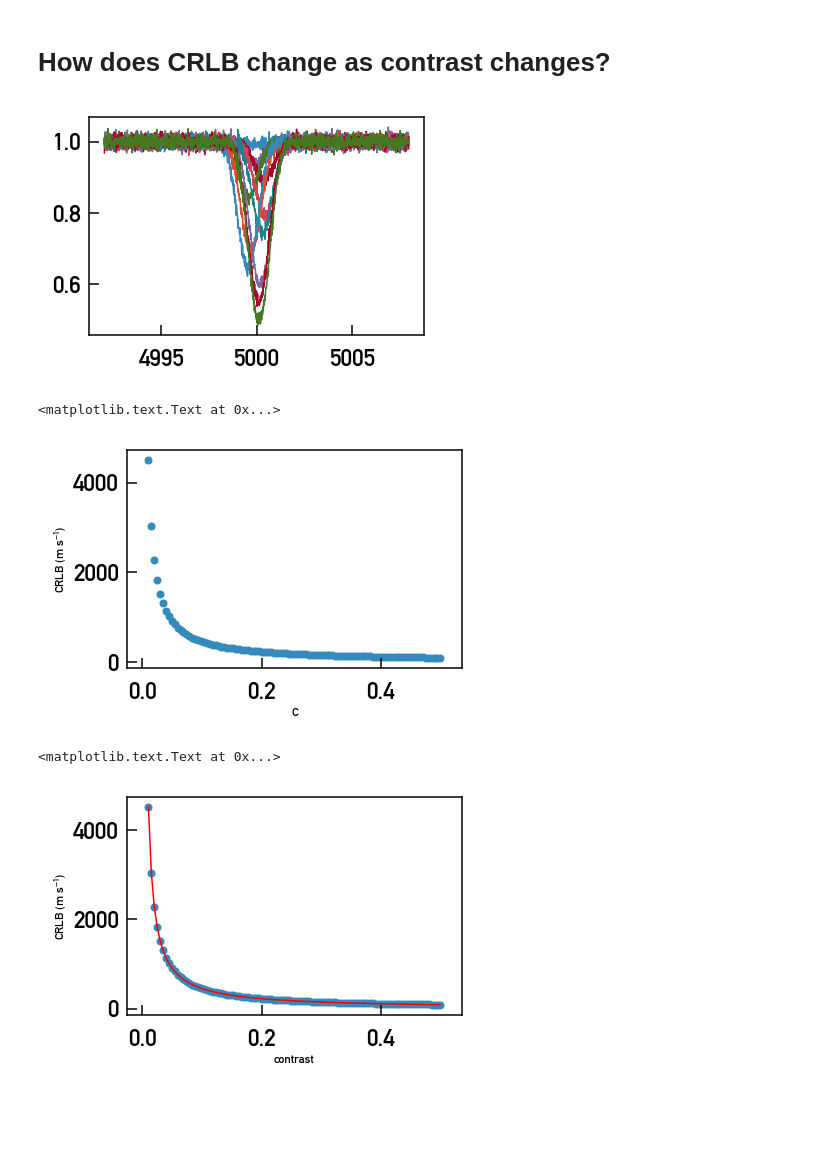
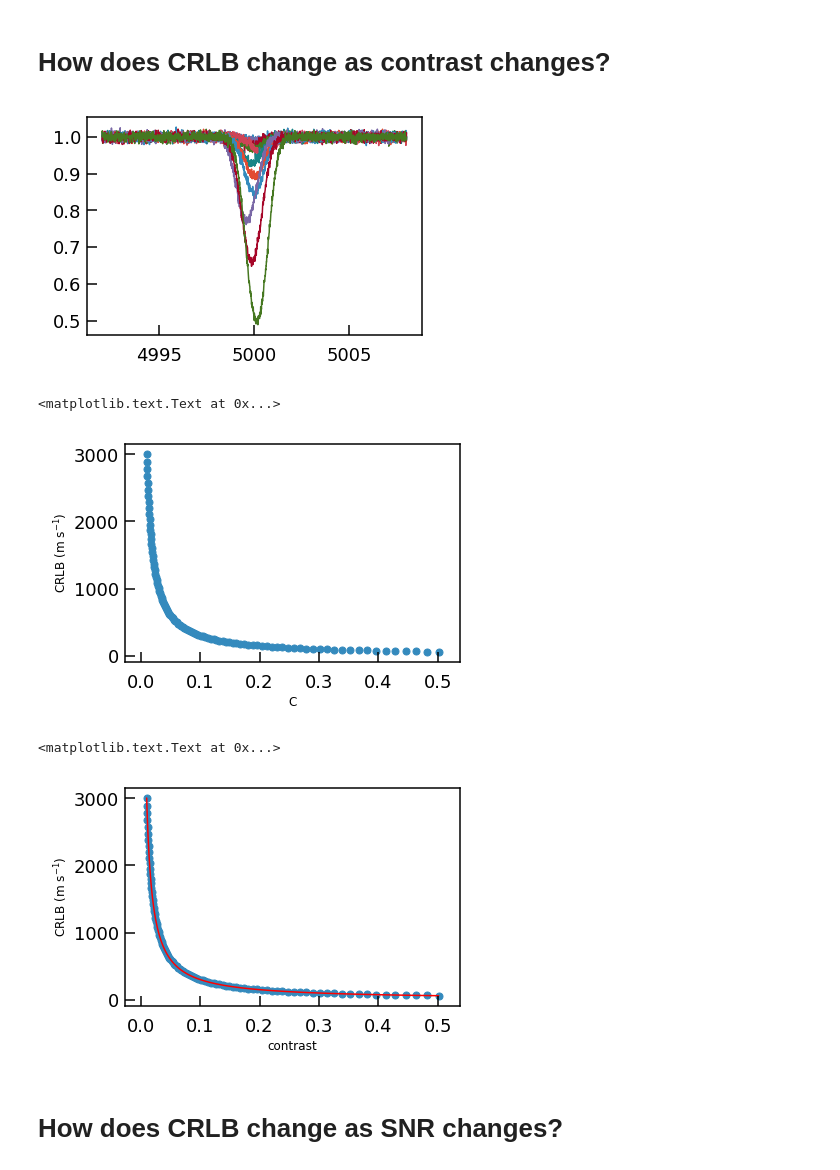
Before and after one commit to davidwhogg/EPRV, a Jupyter notebook: notebook/single-line.ipynb, the cells around one changed output. Cells and saved outputs as stored; diff of their text form; code cells hidden in the pictures; blank space fills up the shorter version.

```diff
--- a/notebook/single-line.ipynb
+++ b/notebook/single-line.ipynb
@@ -54,8 +15,9 @@ def make_data(N, xs, ds, ms, sigs, snr=100.):
 # %%
-ds = [-0.05, ] # EW units (A), sort-of
-ms = [5000.0, ] # A
-sigs = [0.05, ] # A
-dx = 0.01 # A
+ds = [-0.05, ] # A; EWs, sort-of
+ms = [5000.0, ] # A; line centers
+sigs = [0.05, ] # A; line sigmas
+dx = 0.01 # A; wavelength grid spacing
 xs = np.arange(4992. + 0.5 * dx, 5008., dx) # A
 N = 64
-data, ivars, true_rvs = make_data(N, xs, ds, ms, sigs)
+snr = 150.
+data, ivars, true_rvs = utils.make_data(N, xs, ds, ms, sigs, snr)
@@ -88,17 +41,20 @@ print("CRLB:", crlb, "m/s")
 # %% [markdown]
 # How does the CRLB change as line FWHM changes?
 # %%
+# grid of varying FWHMs:
 all_sigs = np.logspace(-2, 0.3, 101)
-all_ds = -0.05/0.05 * all_sigs
 all_fwhms = 2. * np.sqrt(2. * np.log(2.)) * all_sigs
+all_ds = ds[0]/sigs[0] * all_sigs # must keep contrast fixed
+# calculate CRLBs:
 crlbs = np.zeros_like(all_sigs)
 for i,(sig,d) in enumerate(zip(all_sigs, all_ds)):
     sigs[0] = sig
     ds[0] = d
-    data, ivars, true_rvs = make_data(N, xs, ds, ms, sigs)
-    crlbs[i] = calc_crlb(xs, ds, ms, sigs, N, ivars)
+    data, ivars, true_rvs = utils.make_data(N, xs, ds, ms, sigs, snr)
+    crlbs[i] = utils.calc_crlb(xs, ds, ms, sigs, N, ivars)
     if (i % 10) == 0:
         plt.plot(xs, data[0])
+# reset:
 sigs = [0.05, ] # A
 ds = [-0.05, ] # A
 # %% [output]
@@ -129,27 +83,30 @@ plt.ylabel(r'CRLB (m s$^{-1}$)')
 # %% [markdown]
 # How does CRLB change as contrast changes?
 # %%
-all_cs = np.linspace(0.01, 0.5, 101)
-all_sigs = np.zeros_like(all_cs) + 0.5
-all_ds = np.log(1. - all_cs) * all_sigs * sqrttwopi # trust us
+# grid of varying contrasts:
+sigs[0] = 0.5 # work with a big line bc otherwise you can't see it at low contrast
+all_cs = np.logspace(-2., -0.3, 101)
+all_sigs = np.zeros_like(all_cs) + sigs[0]
+all_ds = np.log(1. - all_cs) * all_sigs * sqrttwopi # hold FWHM fixed; trust us
+# calculate CRLBs:
 crlbs = np.zeros_like(all_cs)
 for i,(d,sig) in enumerate(zip(all_ds,all_sigs)):
     ds[0] = d
     sigs[0] = sig
-    data, ivars, true_rvs = make_data(N, xs, ds, ms, sigs)
-    crlbs[i] = calc_crlb(xs, ds, ms, sigs, N, ivars)
+    data, ivars, true_rvs = utils.make_data(N, xs, ds, ms, sigs, snr)
+    crlbs[i] = utils.calc_crlb(xs, ds, ms, sigs, N, ivars)
     if (i % 10) == 0:
         plt.plot(xs, data[0])
-        #print N, xs, ds, ms, sigs
+# reset:
 sigs = [0.05, ] # A
-ds = [0.15, ] # A
+ds = [-0.05, ] # A
 # %% [output]
-[figure, old version]
+[figure, new version]
 # %%
 plt.scatter(all_cs, crlbs)
 plt.xlabel('C')
 plt.ylabel(r'CRLB (m s$^{-1}$)')
 # %% [output]
 <matplotlib.text.Text at 0x...>
-[figure, old version]
+[figure, new version]
 # %%
@@ -165,4 +122,6 @@ plt.xlabel('contrast')
 plt.ylabel(r'CRLB (m s$^{-1}$)')
 # %% [output]
 <matplotlib.text.Text at 0x...>
-[figure, old version]
+[figure, new version]
+# %% [markdown]
+# How does CRLB change as SNR changes?
```
Also changed, not shown: parts of 18 cells of this notebook, 1 other file.
